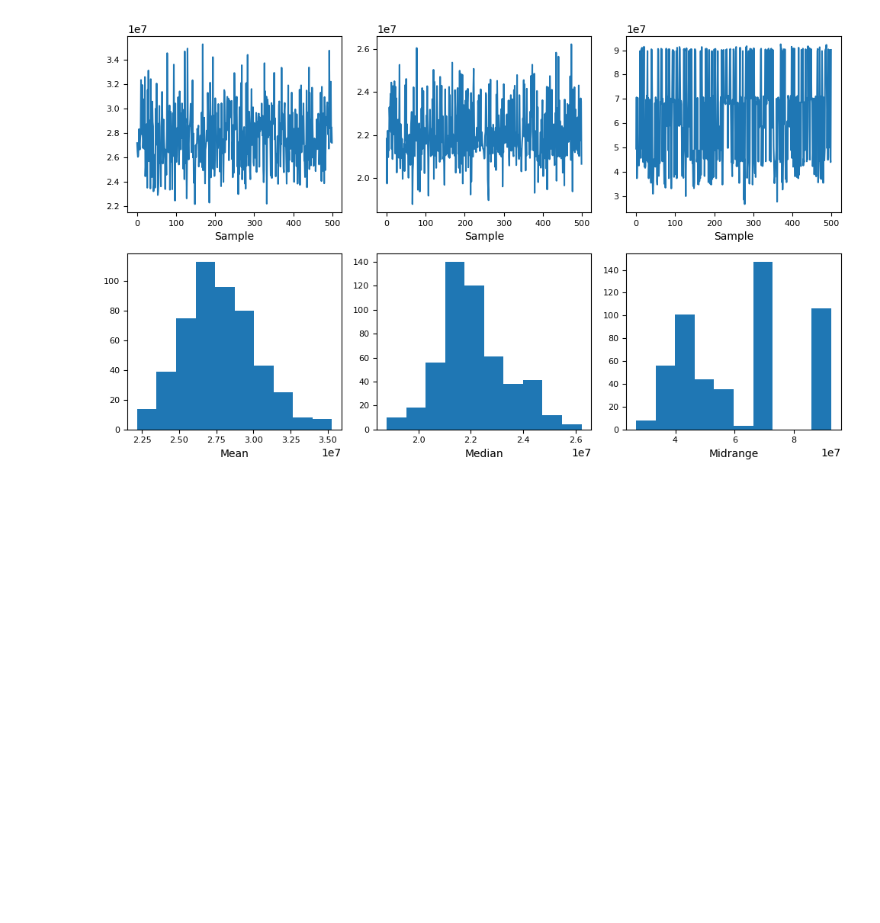
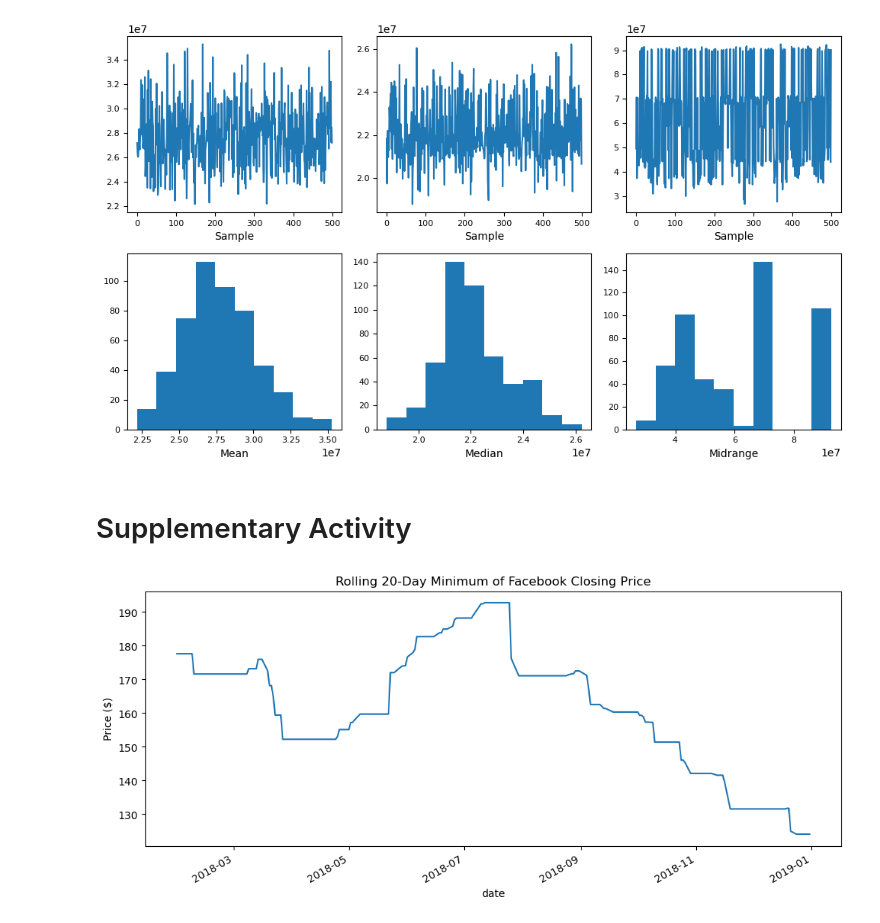
Before and after one commit to qjasrubang01-design/Rubang-Jethro-Aaron-S.-CPE-311, a Jupyter notebook: Hands-on Activity 9.1 Data Visualization using Pandas and Matplotlib.ipynb, the cells around one changed output. Cells and saved outputs as stored; diff of their text form; code cells hidden in the pictures; blank space fills up the shorter version.

```diff
--- a/Hands-on Activity 9.1 Data Visualization using Pandas and Matplotlib.ipynb
+++ b/Hands-on Activity 9.1 Data Visualization using Pandas and Matplotlib.ipynb
@@ -549,3 +584,24 @@ from pandas.plotting import bootstrap_plot
 fig = bootstrap_plot(fb.volume, fig=plt.figure(figsize=(10, 6)))
 # %% [output]
 [figure]
+# %% [markdown]
+# Supplementary Activity
+# %%
+import pandas as pd
+import numpy as np
+import matplotlib.pyplot as plt
+
+# Load the dataset
+fb = pd.read_csv('fb_stock_prices_2018.csv', index_col='date', parse_dates=True)
+quakes = pd.read_csv('earthquakes.csv')
+# %%
+# 1. Rolling 20-day minimum of Facebook closing price
+fb['close_20d_min'] = fb['close'].rolling(window=20).min()
+fb['close_20d_min'].plot(
+    title='Rolling 20-Day Minimum of Facebook Closing Price',
+    figsize=(12, 5)
+)
+plt.ylabel('Price ($)')
+plt.show()
+# %% [output]
+[figure, added]
```
Also changed, not shown: parts of 22 cells of this notebook.
